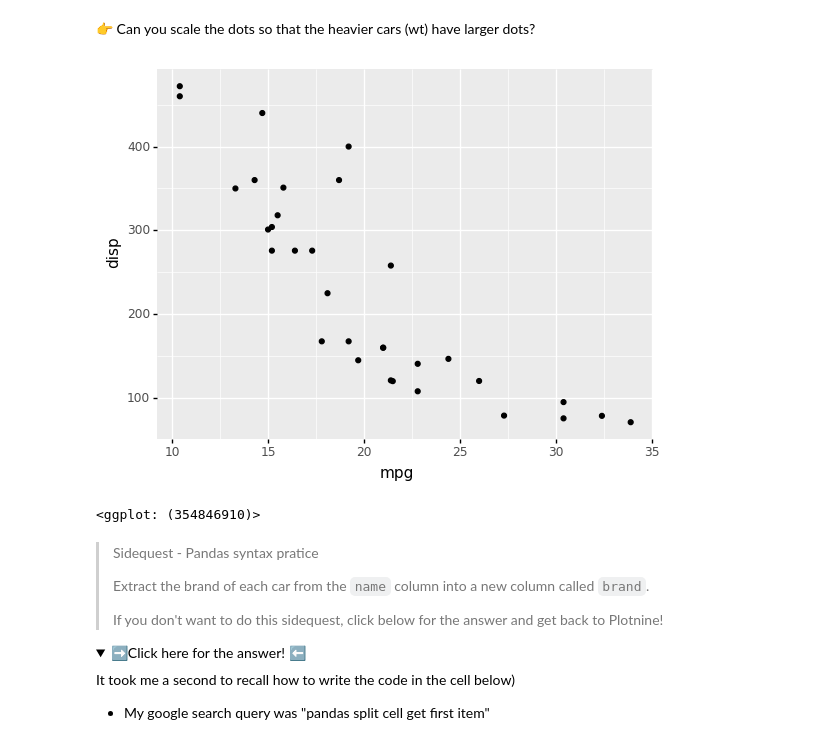
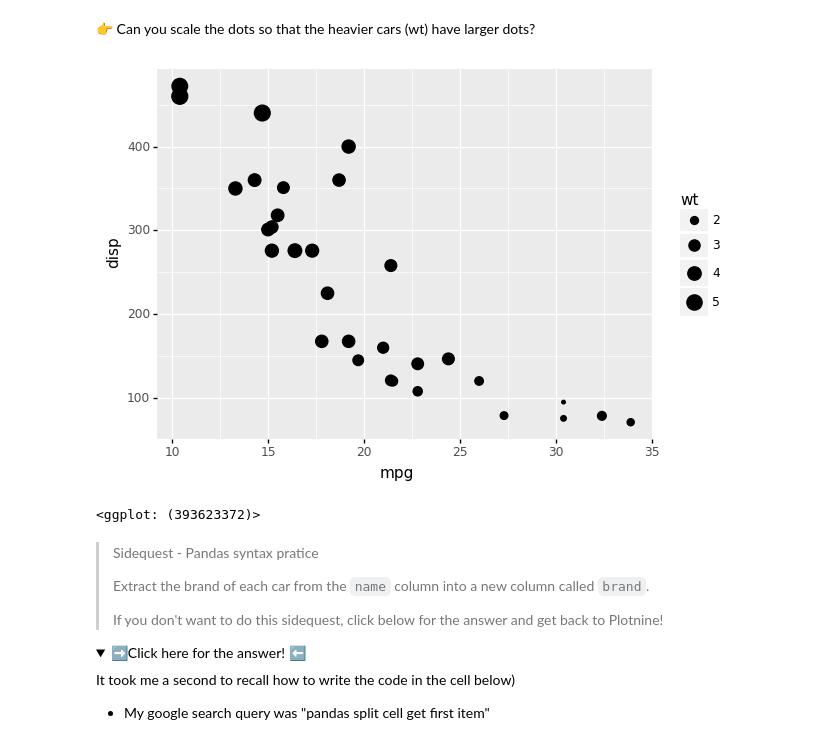
Before and after one commit to code4journalism/learning-plotnine-stephenanti, a Jupyter notebook: learn-plotnine.ipynb, the cells around one changed output. Drawn from its saved outputs; the diff is of its cells as text; code cells hidden in the pictures; folded sections open.

```diff
--- a/learn-plotnine.ipynb
+++ b/learn-plotnine.ipynb
@@ -161,12 +199,12 @@ Play around with the code in the cell above until you understand the syntax.
 # %%
 (
     ggplot(mtcars,          # data
         aes('mpg', 'disp')) # aesthetics
-        + geom_point()      # geometry
+        + geom_point(aes(size = 'wt'))      # geometry
 )
 # %% [output]
-[figure, old version]
+[figure, new version]
-<ggplot: (354846910)>
+<ggplot: (393623372)>
 # %% [markdown]
 
 
```
Also changed, not shown: parts of 21 cells of this notebook.
